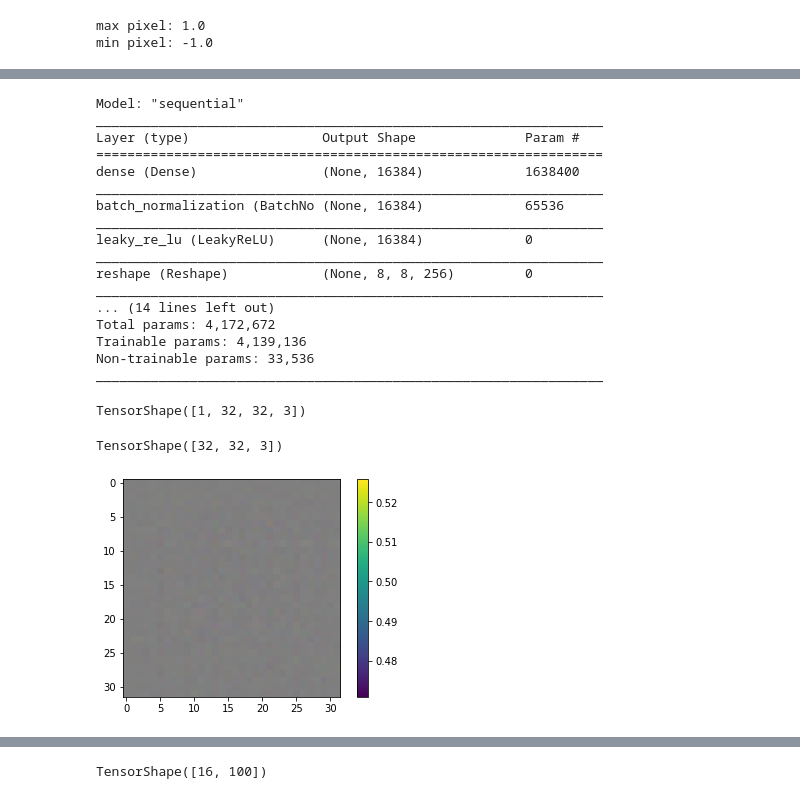
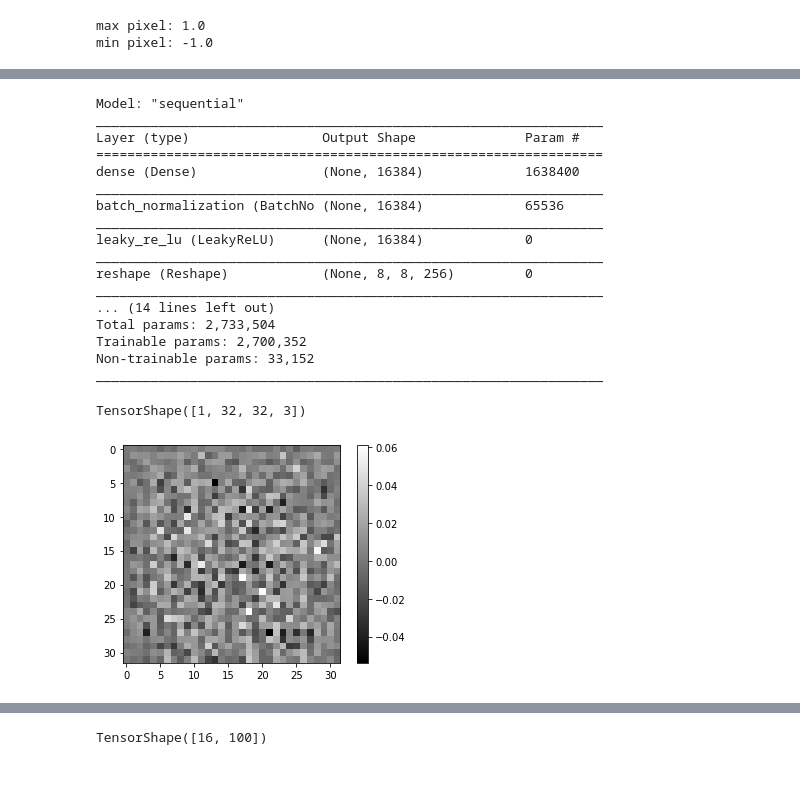
Before and after one commit to software1398/aiffel, a Jupyter notebook: E16.ipynb, the cells around one changed output, grey strips where cells are left out. Saved outputs shown, nothing was run; the diff lists cells and outputs as text; code cells hidden in the pictures.

```diff
--- a/E16.ipynb
+++ b/E16.ipynb
@@ -75,18 +71,17 @@ def make_generator_model():
     model.add(layers.Reshape((8, 8, 256)))
 
     # Third: Conv2DTranspose layer
-    model.add(layers.Conv2DTranspose(256, kernel_size=(5, 5), strides=(1, 1), padding='same', use_bias=False))
+    model.add(layers.Conv2DTranspose(128, kernel_size=(5, 5), strides=(1, 1), padding='same', use_bias=False))
     model.add(layers.BatchNormalization())
     model.add(layers.LeakyReLU())
 
     # Fourth: Conv2DTranspose layer
-    model.add(layers.Conv2DTranspose(128, kernel_size=(5, 5), strides=(2, 2), padding='same', use_bias=False))
+    model.add(layers.Conv2DTranspose(64, kernel_size=(5, 5), strides=(2, 2), padding='same', use_bias=False))
     model.add(layers.BatchNormalization())
     model.add(layers.LeakyReLU())
 
     # Fifth: Conv2DTranspose layer
-    model.add(layers.Conv2DTranspose(3, kernel_size=(5, 5), strides=(2, 2), padding='same', use_bias=False, \
-                                     activation='tanh'))
+    model.add(layers.Conv2DTranspose(3, (5, 5), strides=(2, 2), padding='same', use_bias=False, activation='tanh'))
 
     return model
 # %%
@@ -107,9 +102,9 @@ _________________________________________________________________
 reshape (Reshape)            (None, 8, 8, 256)         0
 _________________________________________________________________
 ... (14 lines left out)
-Total params: 4,172,672
-Trainable params: 4,139,136
-Non-trainable params: 33,536
+Total params: 2,733,504
+Trainable params: 2,700,352
+Non-trainable params: 33,152
 _________________________________________________________________
 # %%
 # 랜덤 노이즈를 입력하여 랜덤 이미지 생성하기
@@ -119,18 +114,14 @@ generated_image = generator(noise, training=False)
 generated_image.shape
 # %% [output]
 TensorShape([1, 32, 32, 3])
-# %%
-generated_image[0].shape
-# %% [output]
-TensorShape([32, 32, 3])
 # %%
 # 랜덤 이미지 출력해보기
 
-plt.imshow((generated_image[0] + 1) / 2.0)
+plt.imshow(generated_image[0, :, :, 0], cmap='gray')
 plt.colorbar()
 plt.show()
 # %% [output]
-[figure, old version]
+[figure, new version]
 # %%
 # 판별자 모델 정의
 def make_discriminator_model():
```
Also changed, not shown: parts of 11 cells of this notebook, 2 other files.
